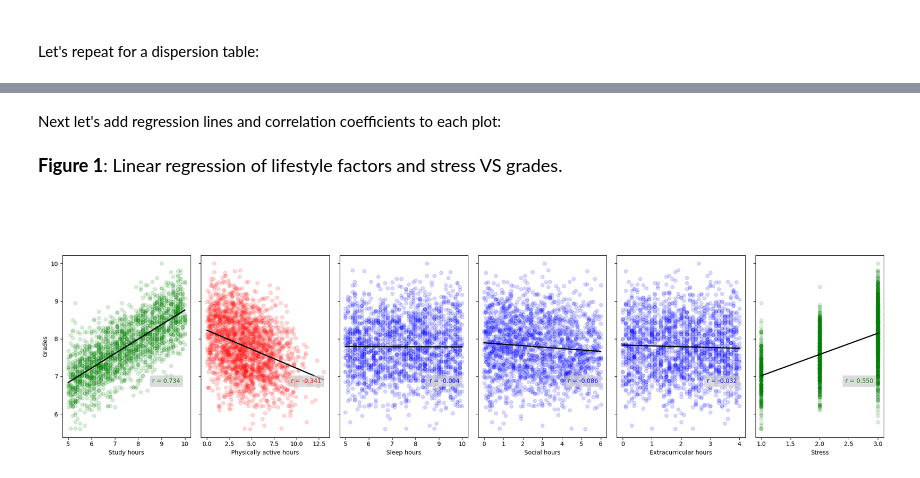
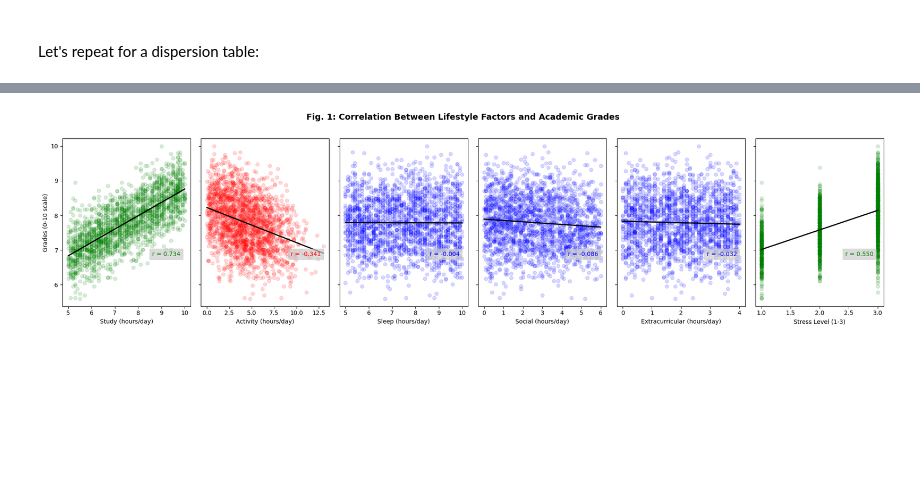
Before and after one commit to jorrewyffels-creator/DataAnalysisAssignements, a Jupyter notebook: Final Project/descriptive.ipynb, the cells around one changed output, grey strips where cells are left out. Saved outputs shown, nothing was run; the diff lists cells and outputs as text; code cells hidden in the pictures; blank space fills up the shorter version.

```diff
--- a/Final Project/descriptive.ipynb
+++ b/Final Project/descriptive.ipynb
@@ -113,17 +135,0 @@ Let's create scatterplots for the DV (quality) vs. each of the three IVs (acid,
-# %%
-
-fig,axs = plt.subplots( 1, 6, figsize=(20,5), tight_layout=True,)
-display_title('Scatterplot of lifestyle factors and stress VS grades.', center=False)
-plt.yticks([1, 2, 3], ['Low', 'Moderate', 'High'])
-axs[0].scatter( df['studyhours'], df['grades'], alpha=0.15, color='g' )
-axs[4].scatter( df['echours'], df['grades'], alpha=0.15, color='b' )
-axs[2].scatter( df['sleephours'], df['grades'], alpha=0.15, color='b' )
-axs[3].scatter( df['socialhours'], df['grades'], alpha=0.15, color='b' )
-axs[1].scatter( df['activityhours'], df['grades'], alpha=0.15, color='r' )
-axs[5].scatter( df['stress'], df['grades'], alpha=0.15, color='g' )
-
-xlabels = 'Study hours', 'Physically active hours', 'Sleep hours', 'Social hours', 'Extracurricualar hours','Stress'
-[ax.set_xlabel(s) for ax,s in zip(axs,xlabels)]
-axs[0].set_ylabel('Grades')
-[ax.set_yticklabels([])  for ax in axs[0:]]
-plt.show()
@@ -133,5 +136,3 @@ plt.show()
-# %% [markdown]
-Next let's add regression lines and correlation coefficients to each plot:
 # %%
 def corrcoeff(x, y):
     r = np.corrcoef(x, y)[0,1]
@@ -145,27 +146,28 @@ def plot_regression_line(ax, x, y, **kwargs):
 # %%
 def plot_descriptive():
     fig, axs = plt.subplots(1, 6, figsize=(20,5), tight_layout=True)
-    display_title('Linear regression of lifestyle factors and stress VS grades.', center=False)
+    fig.suptitle('Fig. 1: Correlation Between Lifestyle Factors and Academic Grades', fontsize=14, fontweight='bold', y=1.02)
+
     ivs = [df['studyhours'].values, df['activityhours'].values, df['sleephours'].values,
            df['socialhours'].values, df['echours'].values, df['stress'].values]
 
     colors = ['g', 'r', 'b', 'b', 'b','g']
 
     for ax, x, c in zip(axs, ivs, colors):
         ax.scatter(x, df['grades'].values, alpha=0.15, color=c)
         plot_regression_line(ax, x, df['grades'].values, color='k', ls='-', lw=2)
         r = corrcoeff(x, df['grades'].values)
         ax.text(0.7, 0.3, f'r = {r:.3f}', color=c,
             transform=ax.transAxes, bbox=dict(color='0.8', alpha=0.7))
 
-    xlabels = ['Study hours', 'Physically active hours', 'Sleep hours', 'Social hours', 'Extracurricular hours','Stress']
-    [ax.set_xlabel(s) for ax, s in zip(axs, xlabels)]
-    axs[0].set_ylabel('Grades')
+    xlabels = ['Study (hours/day)', 'Activity (hours/day)', 'Sleep (hours/day)',
+               'Social (hours/day)', 'Extracurricular (hours/day)', 'Stress Level (1-3)']
+    [ax.set_xlabel(s, fontsize=10) for ax, s in zip(axs, xlabels)]
+    axs[0].set_ylabel('Grades (0-10 scale)', fontsize=10)
     [ax.set_yticklabels([]) for ax in axs[1:]]
     plt.show()
 
 plot_descriptive()
 # %% [output]
-<p><span style="font-size: 1.2em;"><b>Figure 1</b>: Linear regression of lifestyle factors and stress VS grades.</span></p><br><br>
-[figure, old version]
+[figure, new version]
 # %% [markdown]
```
Also changed, not shown: parts of 8 cells of this notebook, 2 other files.
